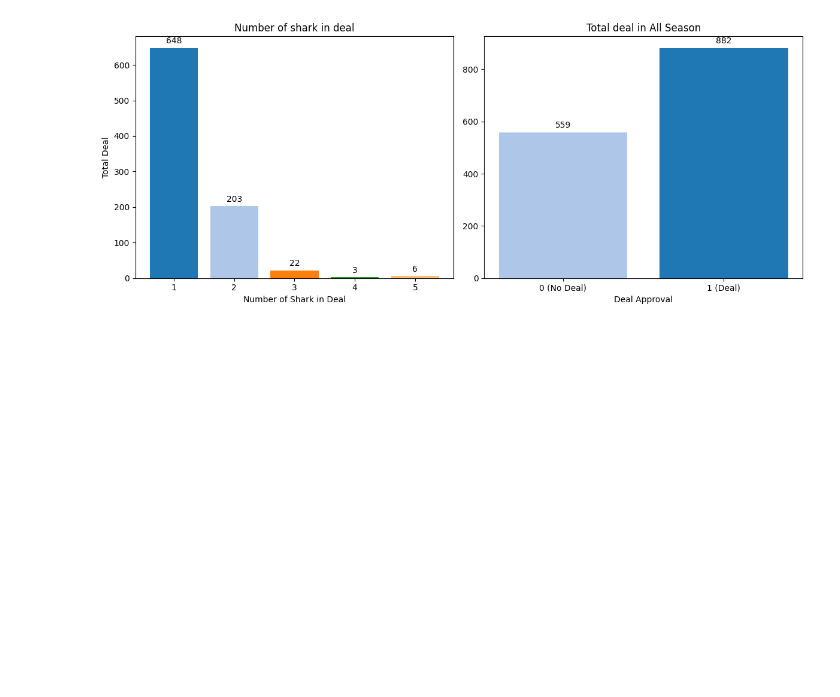
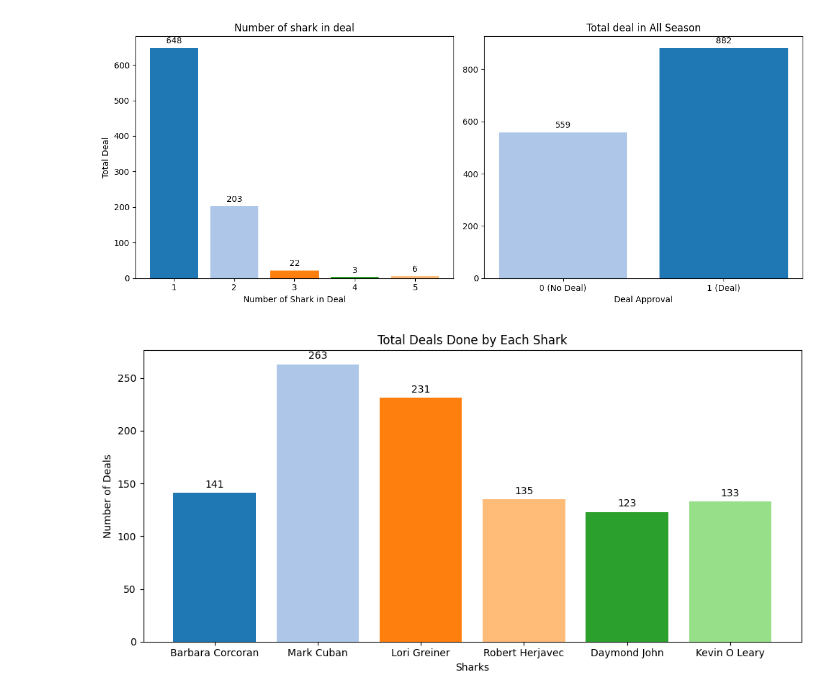
Before and after one commit to Sachin-Rawal091/Shark_Tank_Analysis, a Jupyter notebook: Shark_Tank_Analysis.ipynb, the cells around one changed output. Drawn from its saved outputs; the diff is of its cells as text; code cells hidden in the pictures; blank space fills up the shorter version.

Commit message:
each shark deal

```diff
--- a/Shark_Tank_Analysis.ipynb
+++ b/Shark_Tank_Analysis.ipynb
@@ -781,3 +781,47 @@ plt.tight_layout()
 plt.show()
 # %% [output]
 [figure]
+# %%
+amount_shark = [
+    'Barbara Corcoran Investment Amount',
+    'Mark Cuban Investment Amount',
+    'Lori Greiner Investment Amount',
+    'Robert Herjavec Investment Amount',
+    'Daymond John Investment Amount',
+    'Kevin O Leary Investment Amount'
+]
+
+shark_labels = [
+    'Barbara Corcoran',
+    'Mark Cuban',
+    'Lori Greiner',
+    'Robert Herjavec',
+    'Daymond John',
+    'Kevin O Leary'
+]
+
+total_count = []
+
+# Count deals per shark
+for shark in amount_shark:
+    count = df[(df[shark] > 0) & (df['Got Deal'] == 1)].shape[0]
+    total_count.append(count)
+
+# Colors
+colors1 = plt.cm.tab20.colors[:len(shark_labels)]
+
+# Plot
+plt.figure(figsize=(10, 5))
+bars = plt.bar(shark_labels, total_count, color=colors1)
+
+plt.title("Total Deals Done by Each Shark")
+plt.xlabel("Sharks")
+plt.ylabel("Number of Deals")
+
+# Bar labels
+plt.bar_label(bars, fmt="%d", padding=3)
+
+plt.tight_layout()
+plt.show()
+# %% [output]
+[figure, added]
```
